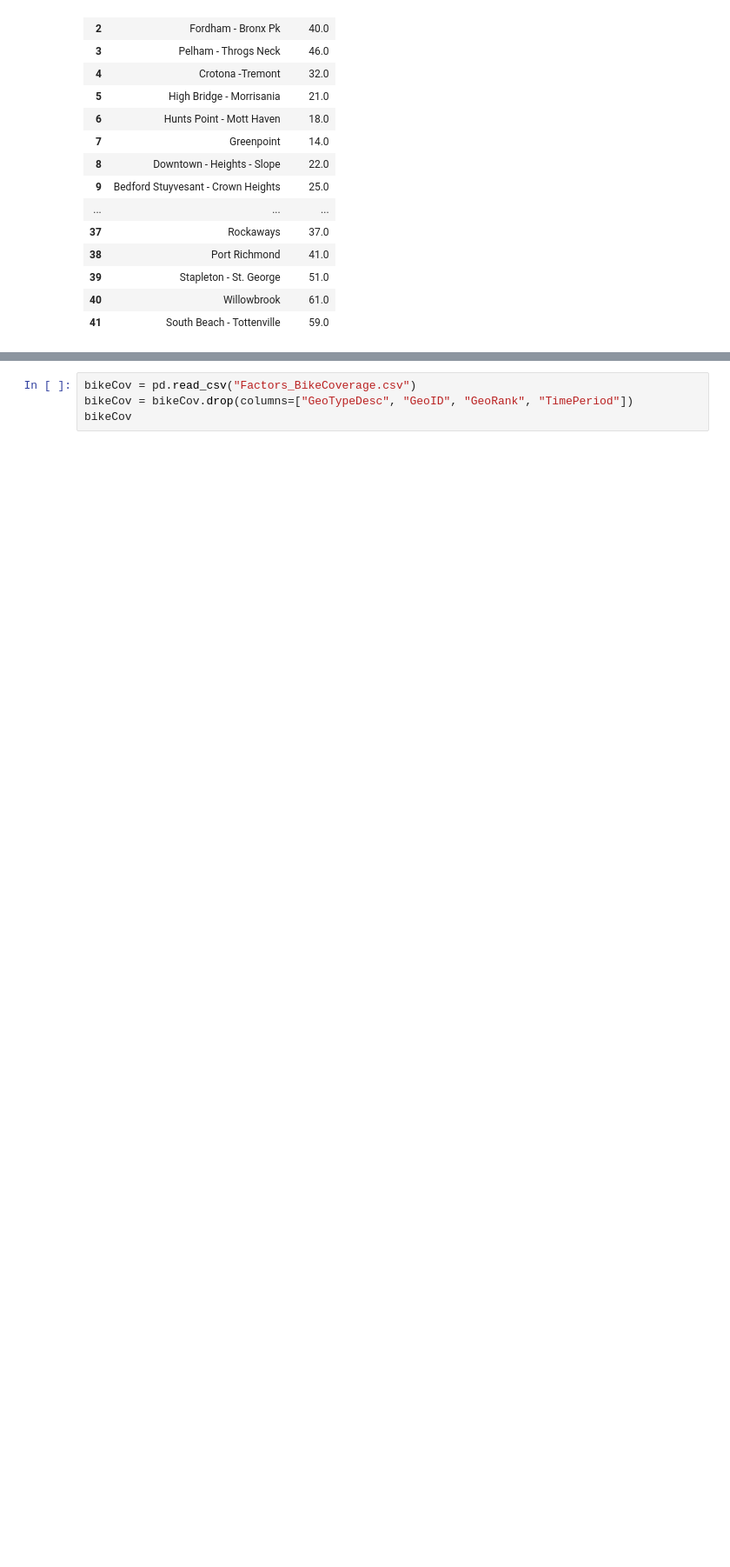
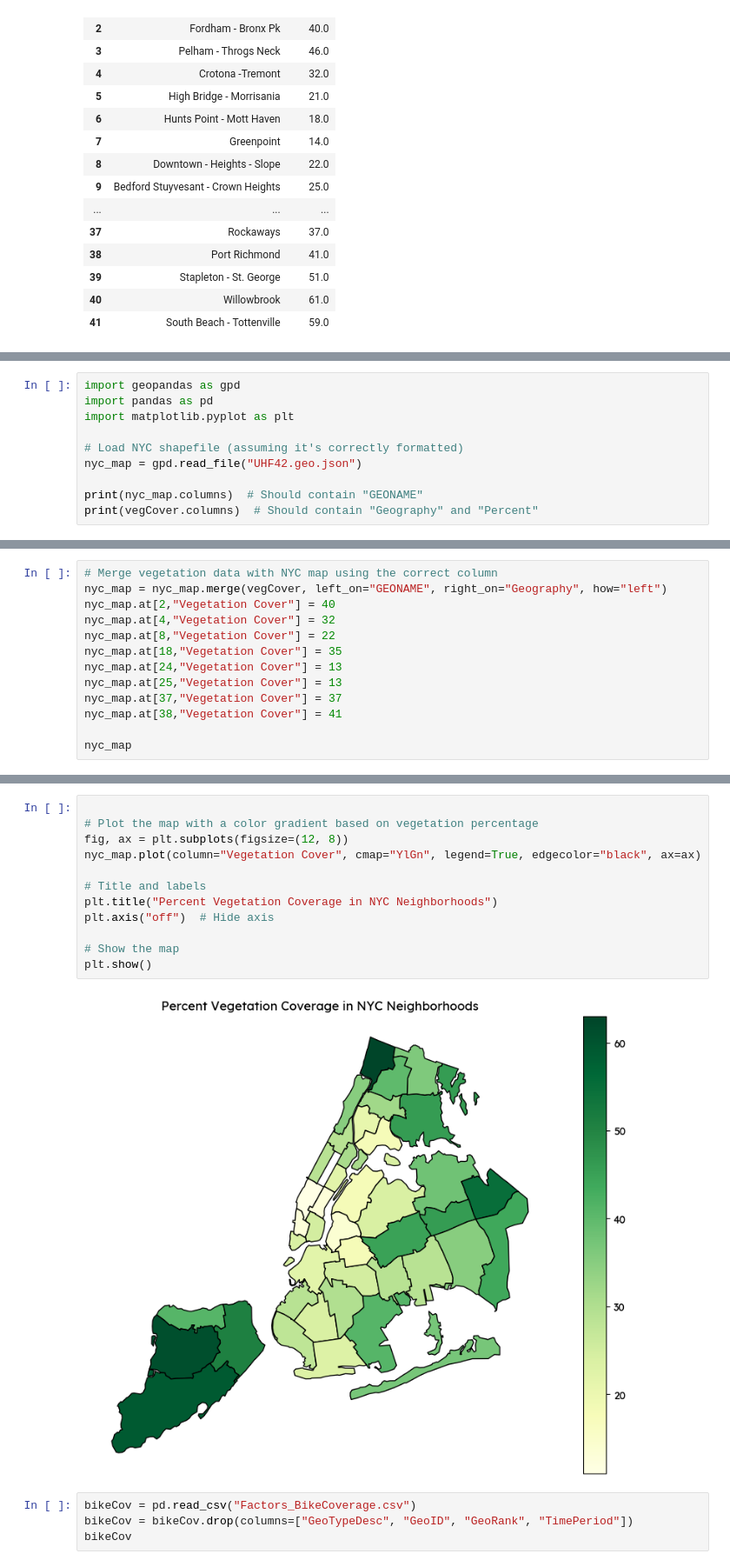
Before and after one commit to cynthiaWEpicCoder/fbla_data_analysis, a Jupyter notebook: Factor_Analysis.ipynb, the cells around one changed output, grey strips where cells are left out. Shown at 87% size. Cells and saved outputs as stored; diff of their text form; blank space fills up the shorter version.

```diff
--- a/Factor_Analysis.ipynb
+++ b/Factor_Analysis.ipynb
@@ -82,0 +92,10 @@ plt.show()
+# %%
+import geopandas as gpd
+import pandas as pd
+import matplotlib.pyplot as plt
+
+# Load NYC shapefile (assuming it's correctly formatted)
+nyc_map = gpd.read_file("UHF42.geo.json")
+
+print(nyc_map.columns)  # Should contain "GEONAME"
+print(vegCover.columns)  # Should contain "Geography" and "Percent"
@@ -82,0 +105,13 @@ plt.show()
+# %%
+# Merge vegetation data with NYC map using the correct column
+nyc_map = nyc_map.merge(vegCover, left_on="GEONAME", right_on="Geography", how="left")
+nyc_map.at[2,"Vegetation Cover"] = 40
+nyc_map.at[4,"Vegetation Cover"] = 32
+nyc_map.at[8,"Vegetation Cover"] = 22
+nyc_map.at[18,"Vegetation Cover"] = 35
+nyc_map.at[24,"Vegetation Cover"] = 13
+nyc_map.at[25,"Vegetation Cover"] = 13
+nyc_map.at[37,"Vegetation Cover"] = 37
+nyc_map.at[38,"Vegetation Cover"] = 41
+
+nyc_map
@@ -83,3 +136,17 @@ plt.show()
+# %%
+
+# Plot the map with a color gradient based on vegetation percentage
+fig, ax = plt.subplots(figsize=(12, 8))
+nyc_map.plot(column="Vegetation Cover", cmap="YlGn", legend=True, edgecolor="black", ax=ax)
+
+# Title and labels
+plt.title("Percent Vegetation Coverage in NYC Neighborhoods")
+plt.axis("off")  # Hide axis
+
+# Show the map
+plt.show()
+# %% [output]
+[figure, added]
 # %%
 bikeCov = pd.read_csv("Factors_BikeCoverage.csv")
 bikeCov = bikeCov.drop(columns=["GeoTypeDesc", "GeoID", "GeoRank", "TimePeriod"])
```
Also changed, not shown: parts of 4 cells of this notebook, 2 other files.
